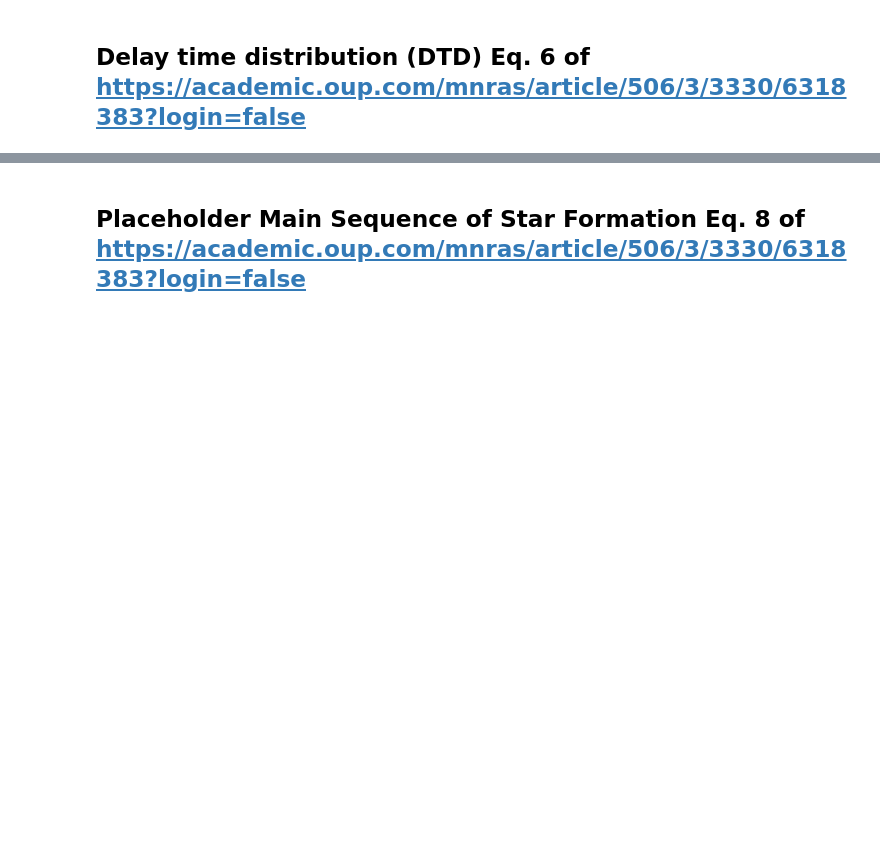
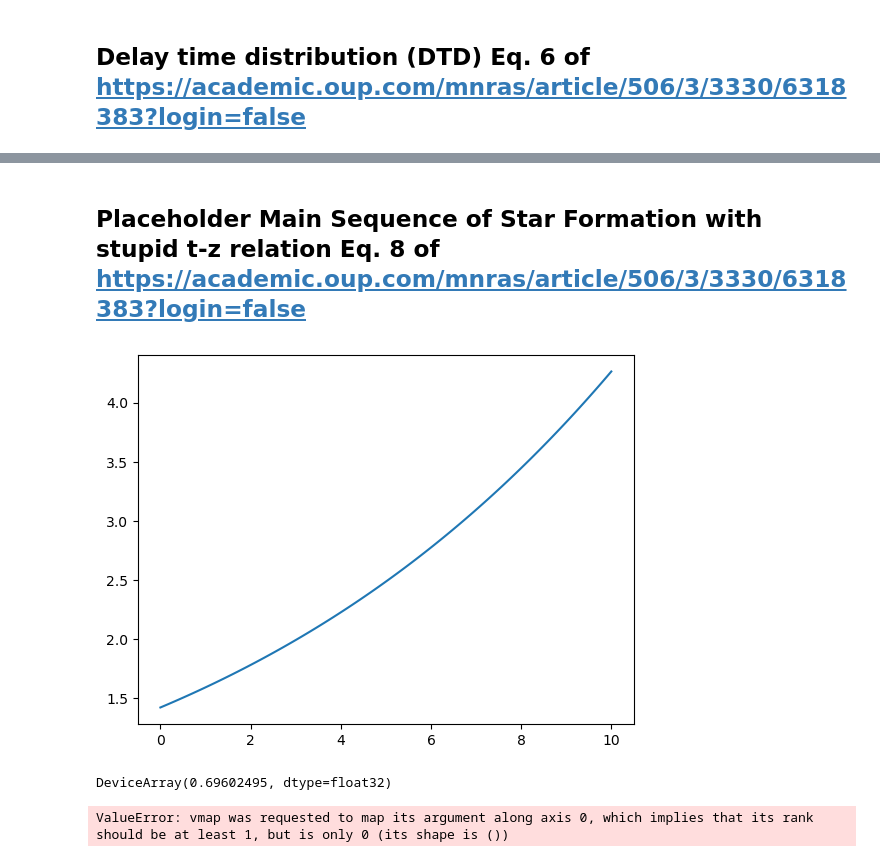
Before and after one commit to AlexGKim/sn_diffstar, a Jupyter notebook: nb/SNRate.ipynb, the cells around one changed output, grey strips where cells are left out. Saved outputs shown, nothing was run; the diff lists cells and outputs as text; code cells hidden in the pictures; blank space fills up the shorter version.

```diff
--- a/nb/SNRate.ipynb
+++ b/nb/SNRate.ipynb
@@ -32,15 +35,21 @@ __=ax.plot(tau, DTD_vmap(tau, A, beta, tp))
 # %% [markdown]
-## Placeholder Main Sequence of Star Formation Eq. 8 of  https://academic.oup.com/mnras/article/506/3/3330/6318383?login=false
+## Placeholder Main Sequence of Star Formation with stupid t-z relation Eq. 8 of  https://academic.oup.com/mnras/article/506/3/3330/6318383?login=false
 # %%
 @jjit
 ## M    (1e10)
-
-def SFH(z, M):
+## t Gyr
+def SFH(t, M):
+    d = t * 1e9 * 3.16e7 * 3e8 /3.09e16/1e6 # Mpc
+    z= 68.*d/3e5
     return jnp.power(M,0.7)*(jnp.exp(1.9*z)/(jnp.exp(1.7*(z-2))+jnp.exp(0.2*(z-2))))
 # %%
 SFH_vmap = jjit(vmap(SFH, in_axes=(0, None)))
+# %%
+M=1.
 # %%
-z = jnp.linspace(0, 2, 100)
+t = jnp.linspace(0, 10, 100)
 # %%
 fig, ax = plt.subplots(1, 1)
-__=ax.plot(z, SFH_vmap(z, 1))
+__=ax.plot(t, SFH_vmap(t, M))
+# %% [output]
+[figure, added]
@@ -46,0 +73,8 @@ __=ax.plot(z, SFH_vmap(z, 1))
+# %%
+t0=jnp.linspace(0, 2, 10)
+# %% [output]
+DeviceArray(0.69602495, dtype=float32)
+# %%
+SNR_vmap([1,1.5], M, A, beta, tp)
+# %% [output]
+ValueError: vmap was requested to map its argument along axis 0, which implies that its rank should be at least 1, but is only 0 (its shape is ())
```
Also changed, not shown: parts of 9 cells of this notebook.
